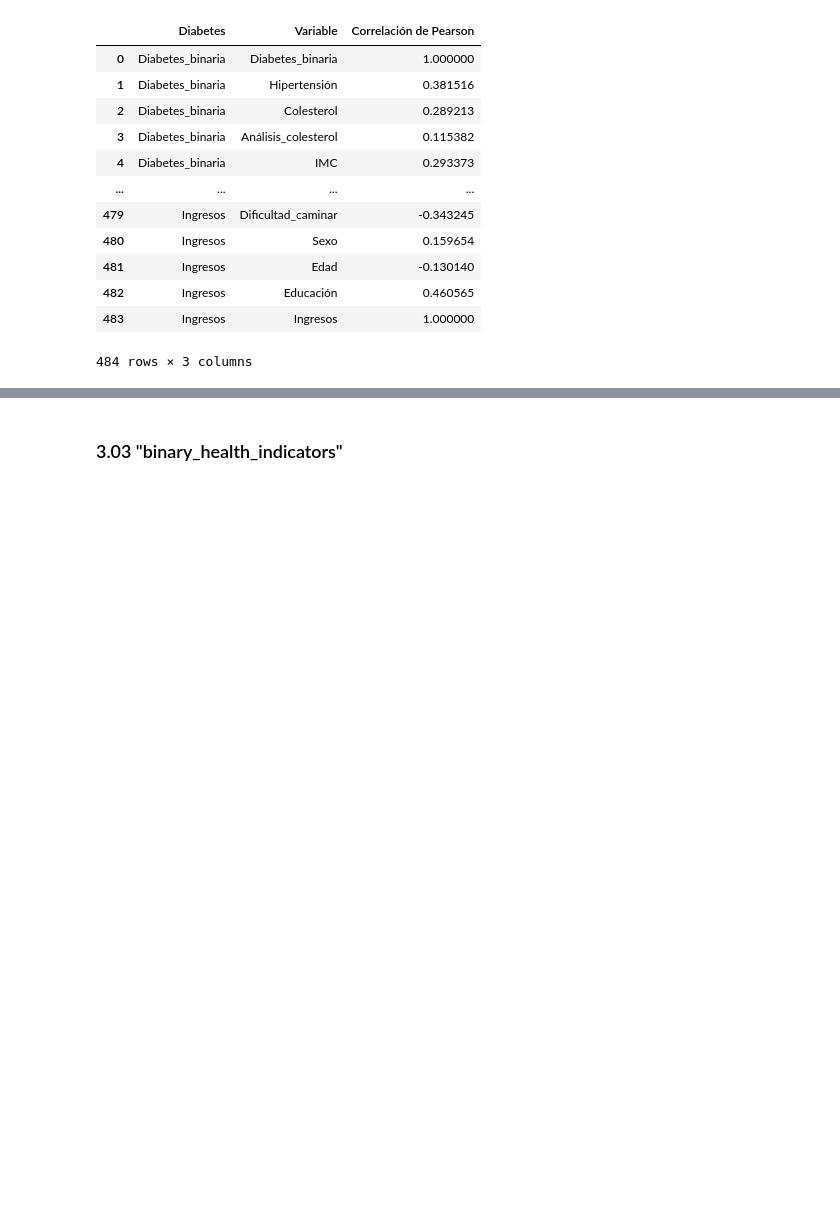
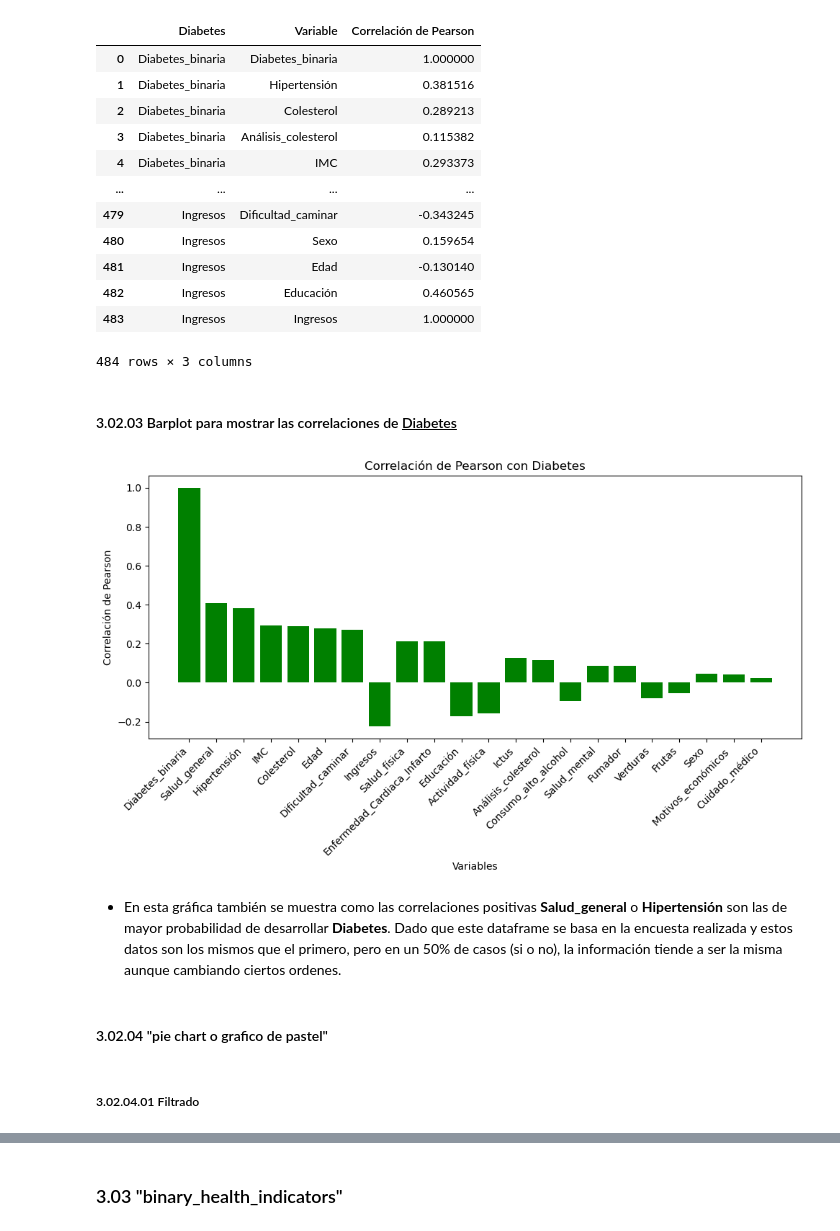
Before and after one commit to alexia-gm/Diabetes, a Jupyter notebook: prediccion_diabetes_doc.ipynb, the cells around one changed output, grey strips where cells are left out. Drawn from its saved outputs; the diff is of its cells as text; code cells hidden in the pictures; blank space fills up the shorter version.

```diff
--- a/prediccion_diabetes_doc.ipynb
+++ b/prediccion_diabetes_doc.ipynb
@@ -708,3 +735,30 @@ correlacion_2
 | 482 | Ingresos | Educación | 0.460565 |
 | 483 | Ingresos | Ingresos | 1.000000 |
 484 rows × 3 columns
+# %% [markdown]
+#### 3.02.03  Barplot para mostrar las correlaciones de <u>Diabetes</u>
+# %%
+datos_2 = {
+    'Variable': correlacion_2['Variable'].head(22).tolist(),
+    'Correlación de Pearson': correlacion_2['Correlación de Pearson'].head(22).tolist()
+}
+
+graficas_cor_2 = pd.DataFrame(datos_2)
+
+plt.figure(figsize = (10, 6))
+graficas_cor_2_orden = graficas_cor_2.reindex(graficas_cor_2['Correlación de Pearson'].abs().sort_values(ascending = False). index)
+plt.bar(graficas_cor_2_orden['Variable'], graficas_cor_2_orden['Correlación de Pearson'], color = 'green')
+plt.xlabel('Variables')
+plt.ylabel('Correlación de Pearson')
+plt.title('Correlación de Pearson con Diabetes')
+plt.xticks(rotation = 45, ha = 'right')
+plt.tight_layout()
+plt.show()
+# %% [output]
+[figure, added]
+# %% [markdown]
+- En esta gráfica también se muestra como las correlaciones positivas **Salud_general** o **Hipertensión** son las de mayor probabilidad de desarrollar **Diabetes**. Dado que este dataframe se basa en la encuesta realizada y estos datos son los mismos que el primero, pero en un 50% de casos (si o no), la información tiende a ser la misma aunque cambiando ciertos ordenes.
+# %% [markdown]
+#### 3.02.04 "pie chart o grafico de pastel"
+# %% [markdown]
+##### 3.02.04.01 Filtrado
```
Also changed, not shown: parts of 13 cells of this notebook.
